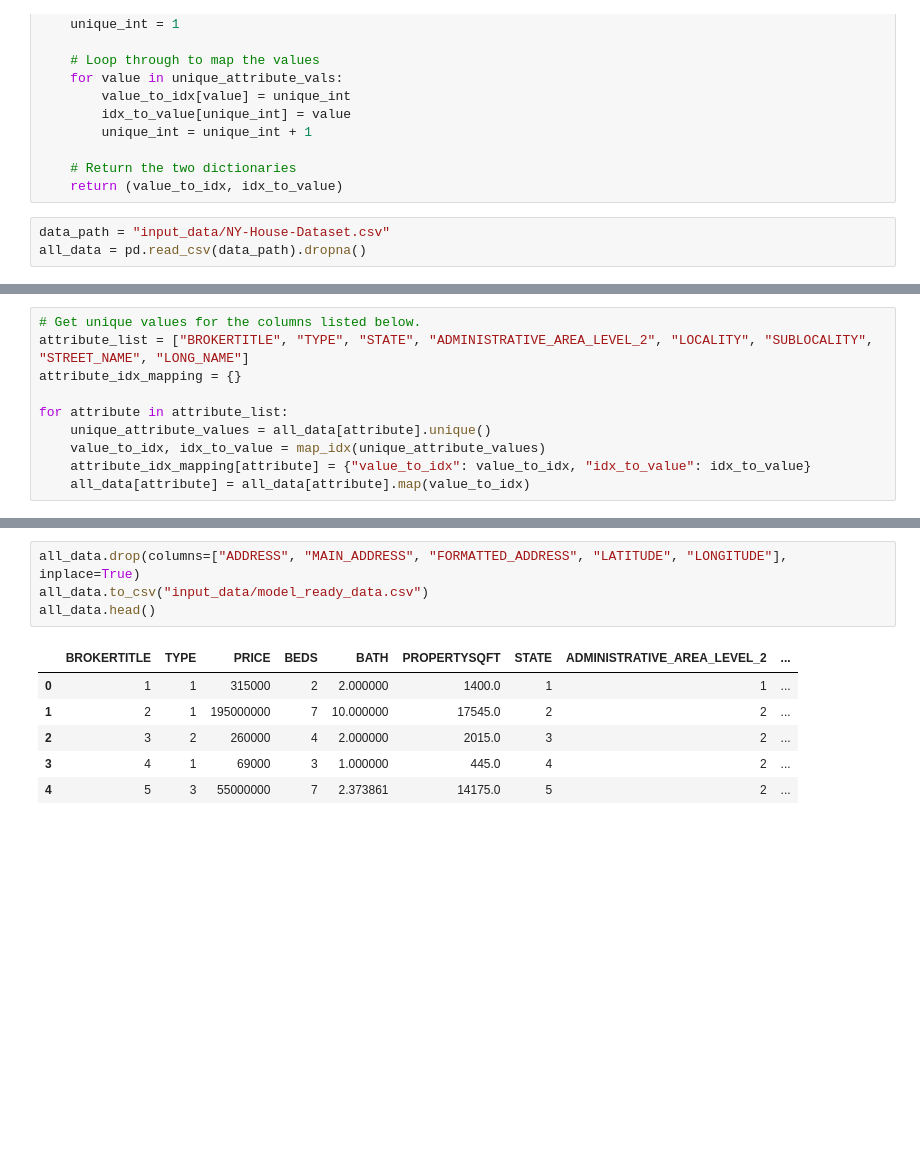
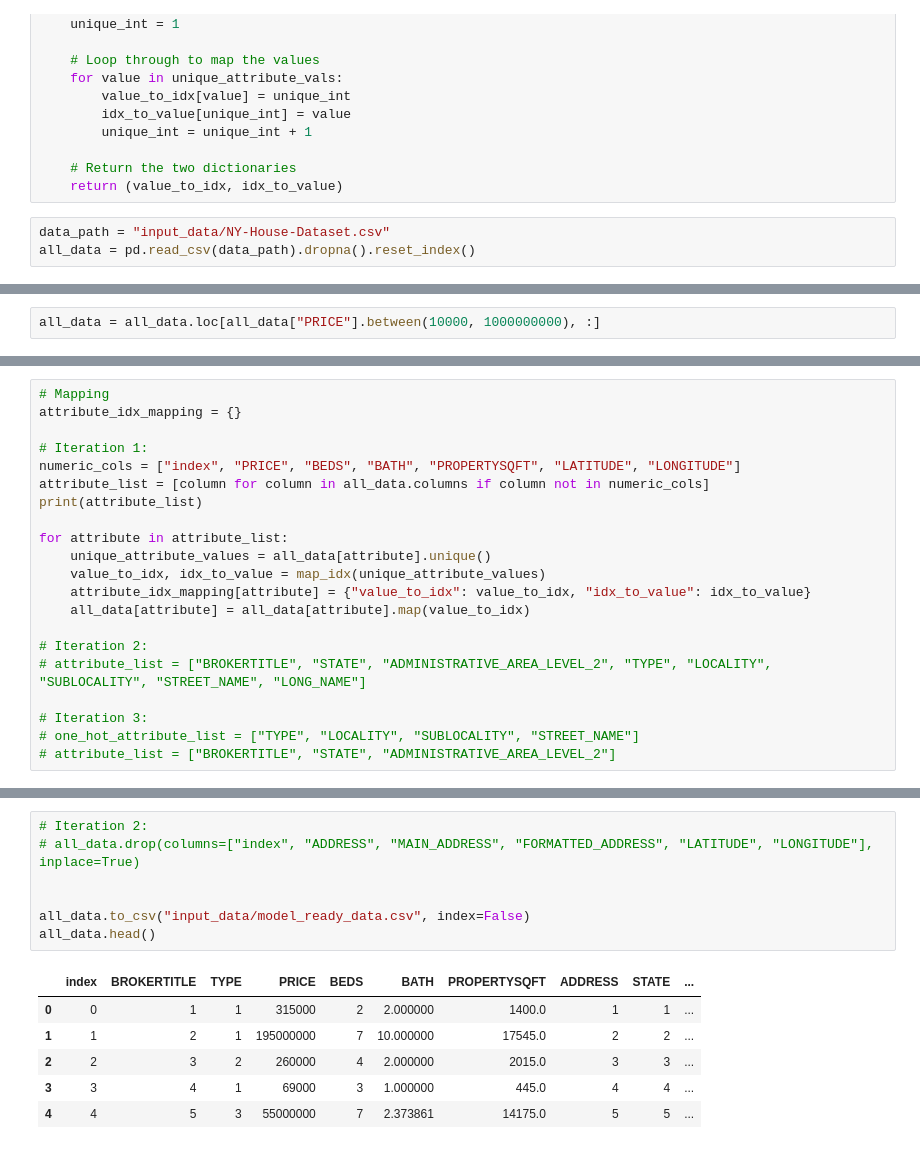
Before and after one commit to vik01/house_price_modeling, a Jupyter notebook: data_modelling.ipynb, the cells around one changed output, grey strips where cells are left out. Drawn from its saved outputs; the diff is of its cells as text; blank space fills up the shorter version.

Commit message:
modelling in progress

```diff
--- a/data_modelling.ipynb
+++ b/data_modelling.ipynb
@@ -22,4 +22,4 @@ def map_idx(unique_attribute_vals: list):
     return (value_to_idx, idx_to_value)
 # %%
 data_path = "input_data/NY-House-Dataset.csv"
-all_data = pd.read_csv(data_path).dropna()
+all_data = pd.read_csv(data_path).dropna().reset_index()
@@ -34,0 +55,2 @@ all_data.head()
+# %%
+all_data = all_data.loc[all_data["PRICE"].between(10000, 1000000000), :]
@@ -35,10 +141,21 @@ all_data.head()
 # %%
-# Get unique values for the columns listed below.
-attribute_list = ["BROKERTITLE", "TYPE", "STATE", "ADMINISTRATIVE_AREA_LEVEL_2", "LOCALITY", "SUBLOCALITY", "STREET_NAME", "LONG_NAME"]
+# Mapping
 attribute_idx_mapping = {}
+
+# Iteration 1:
+numeric_cols = ["index", "PRICE", "BEDS", "BATH", "PROPERTYSQFT", "LATITUDE", "LONGITUDE"]
+attribute_list = [column for column in all_data.columns if column not in numeric_cols]
+print(attribute_list)
 
 for attribute in attribute_list:
     unique_attribute_values = all_data[attribute].unique()
     value_to_idx, idx_to_value = map_idx(unique_attribute_values)
     attribute_idx_mapping[attribute] = {"value_to_idx": value_to_idx, "idx_to_value": idx_to_value}
     all_data[attribute] = all_data[attribute].map(value_to_idx)
+
+# Iteration 2:
+# attribute_list = ["BROKERTITLE", "STATE", "ADMINISTRATIVE_AREA_LEVEL_2", "TYPE", "LOCALITY", "SUBLOCALITY", "STREET_NAME", "LONG_NAME"]
+
+# Iteration 3:
+# one_hot_attribute_list = ["TYPE", "LOCALITY", "SUBLOCALITY", "STREET_NAME"]
+# attribute_list = ["BROKERTITLE", "STATE", "ADMINISTRATIVE_AREA_LEVEL_2"]
@@ -45,11 +185,14 @@ for attribute in attribute_list:
 # %%
-all_data.drop(columns=["ADDRESS", "MAIN_ADDRESS", "FORMATTED_ADDRESS", "LATITUDE", "LONGITUDE"], inplace=True)
-all_data.to_csv("input_data/model_ready_data.csv")
+# Iteration 2:
+# all_data.drop(columns=["index", "ADDRESS", "MAIN_ADDRESS", "FORMATTED_ADDRESS", "LATITUDE", "LONGITUDE"], inplace=True)
+
+
+all_data.to_csv("input_data/model_ready_data.csv", index=False)
 all_data.head()
 # %% [output]
-|  | BROKERTITLE | TYPE | PRICE | BEDS | BATH | PROPERTYSQFT | STATE | ADMINISTRATIVE_AREA_LEVEL_2 | ... |
-| 0 | 1 | 1 | 315000 | 2 | 2.000000 | 1400.0 | 1 | 1 | ... |
-| 1 | 2 | 1 | 195000000 | 7 | 10.000000 | 17545.0 | 2 | 2 | ... |
-| 2 | 3 | 2 | 260000 | 4 | 2.000000 | 2015.0 | 3 | 2 | ... |
-| 3 | 4 | 1 | 69000 | 3 | 1.000000 | 445.0 | 4 | 2 | ... |
-| 4 | 5 | 3 | 55000000 | 7 | 2.373861 | 14175.0 | 5 | 2 | ... |
+|  | index | BROKERTITLE | TYPE | PRICE | BEDS | BATH | PROPERTYSQFT | ADDRESS | STATE | ... |
+| 0 | 0 | 1 | 1 | 315000 | 2 | 2.000000 | 1400.0 | 1 | 1 | ... |
+| 1 | 1 | 2 | 1 | 195000000 | 7 | 10.000000 | 17545.0 | 2 | 2 | ... |
+| 2 | 2 | 3 | 2 | 260000 | 4 | 2.000000 | 2015.0 | 3 | 3 | ... |
+| 3 | 3 | 4 | 1 | 69000 | 3 | 1.000000 | 445.0 | 4 | 4 | ... |
+| 4 | 4 | 5 | 3 | 55000000 | 7 | 2.373861 | 14175.0 | 5 | 5 | ... |
```
Also changed, not shown: parts of 11 cells of this notebook, 9 other files.
